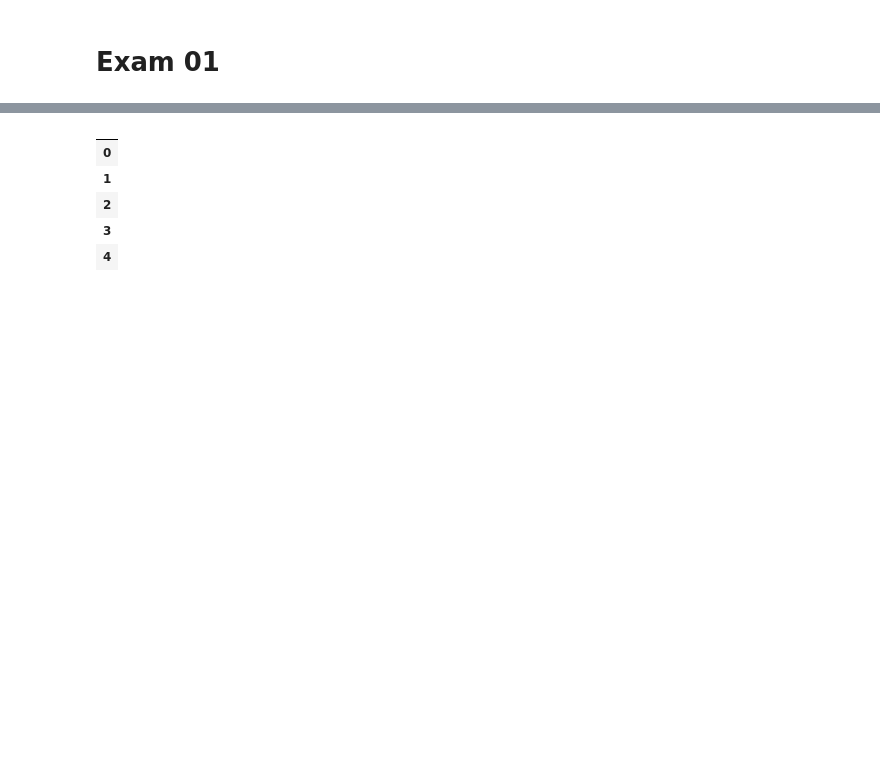
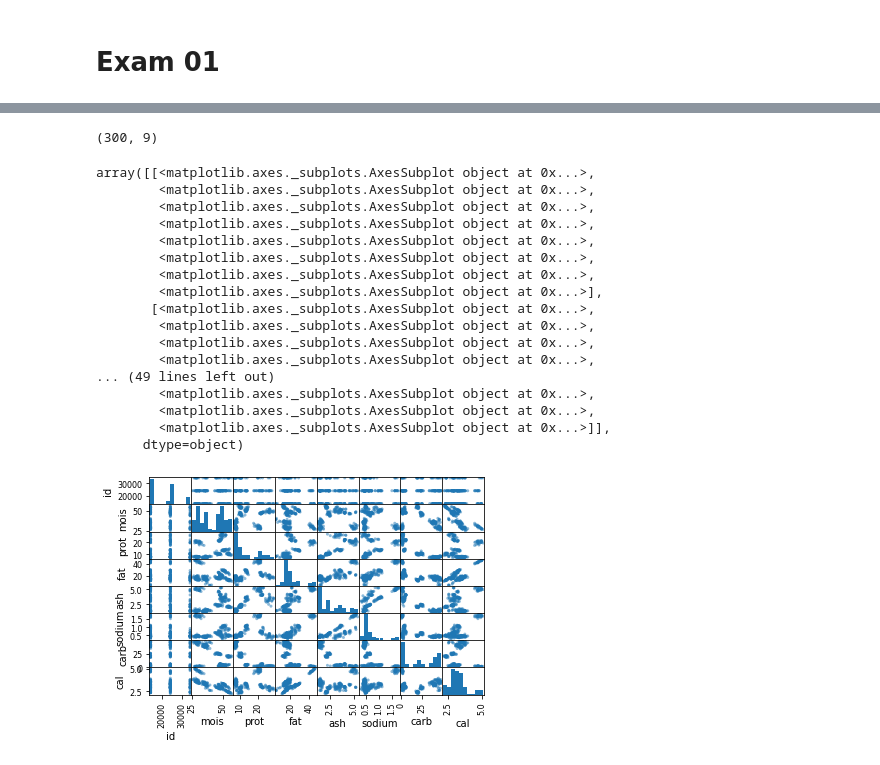
Before and after one commit to mintra-tippayaratsontorn/Multivariate, a Jupyter notebook: Exam01.ipynb, the cells around one changed output, grey strips where cells are left out. Saved outputs shown, nothing was run; the diff lists cells and outputs as text; code cells hidden in the pictures; blank space fills up the shorter version.

```diff
--- a/Exam01.ipynb
+++ b/Exam01.ipynb
@@ -28,10 +24,25 @@ pizza.shape
-# %%
-newpizza = pizza.iloc[:,7:]
-newpizza.head()
-# %% [output]
-|  |
-| 0 |
-| 1 |
-| 2 |
-| 3 |
-| 4 |
+# %%
+pizza.shape  #ตรวจสอบขนาดของข้อมูลว่ามี data กี่ตัว และมีกี่ dimensions
+# %% [output]
+(300, 9)
+# %%
+pd.plotting.scatter_matrix(pizza)  #plot scatter matrix เพื่อดูการกระจายของข้อมูล
+# %% [output]
+array([[<matplotlib.axes._subplots.AxesSubplot object at 0x...>,
+        <matplotlib.axes._subplots.AxesSubplot object at 0x...>,
+        <matplotlib.axes._subplots.AxesSubplot object at 0x...>,
+        <matplotlib.axes._subplots.AxesSubplot object at 0x...>,
+        <matplotlib.axes._subplots.AxesSubplot object at 0x...>,
+        <matplotlib.axes._subplots.AxesSubplot object at 0x...>,
+        <matplotlib.axes._subplots.AxesSubplot object at 0x...>,
+        <matplotlib.axes._subplots.AxesSubplot object at 0x...>],
+       [<matplotlib.axes._subplots.AxesSubplot object at 0x...>,
+        <matplotlib.axes._subplots.AxesSubplot object at 0x...>,
+        <matplotlib.axes._subplots.AxesSubplot object at 0x...>,
+        <matplotlib.axes._subplots.AxesSubplot object at 0x...>,
+... (49 lines left out)
+        <matplotlib.axes._subplots.AxesSubplot object at 0x...>,
+        <matplotlib.axes._subplots.AxesSubplot object at 0x...>,
+        <matplotlib.axes._subplots.AxesSubplot object at 0x...>]],
+      dtype=object)
+[figure, added]
```
Also changed, not shown: parts of 49 cells of this notebook.
